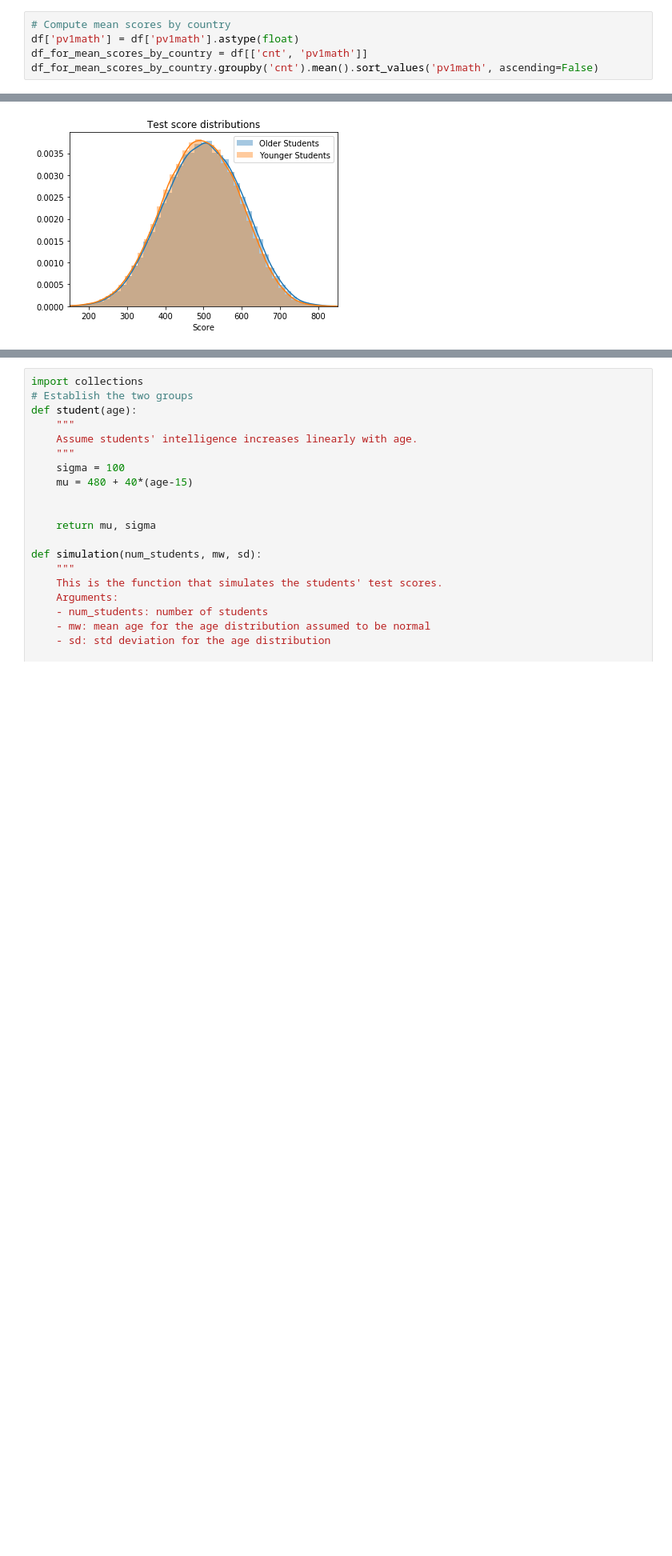
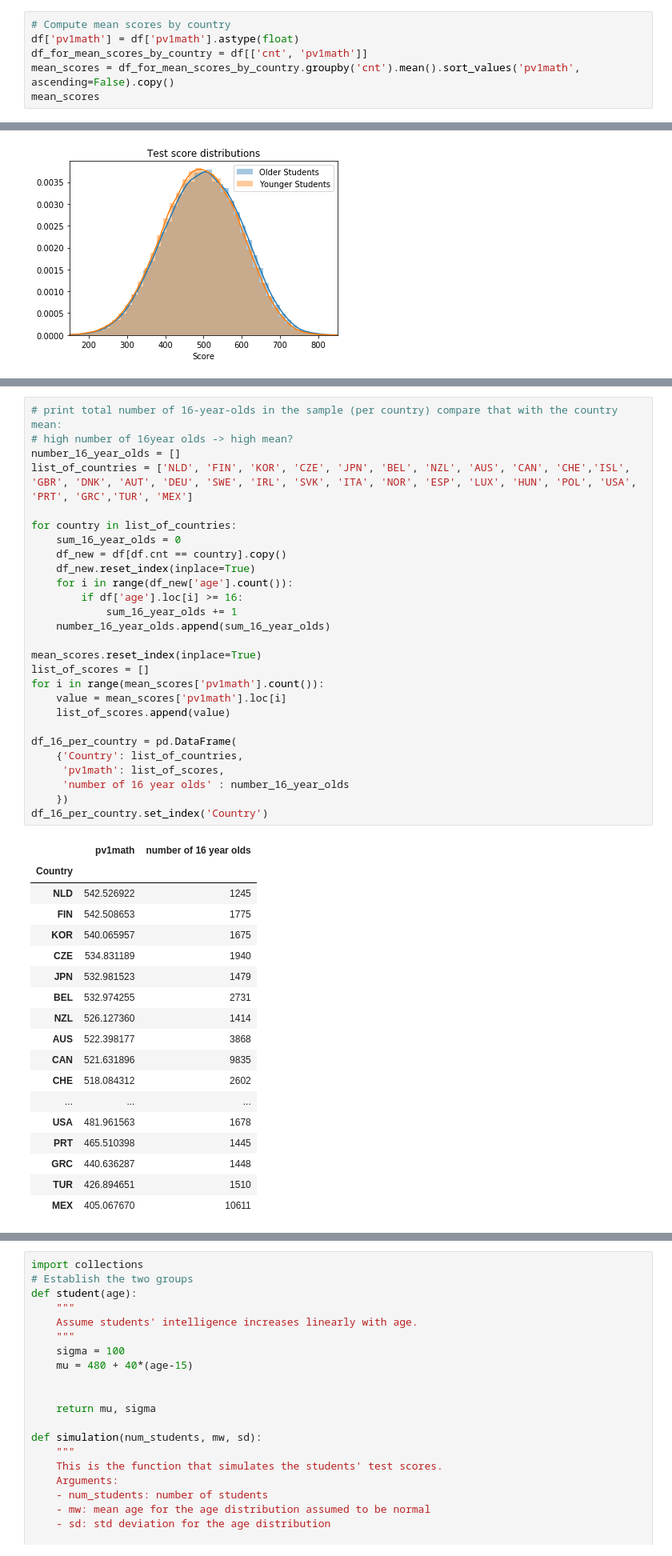
Before and after one commit to MVBrinker/student-project-ELJust, a Jupyter notebook: Woessmann_School_System.ipynb, the cells around one changed output, grey strips where cells are left out. Shown at 80% size. Cells and saved outputs as stored; diff of their text form; blank space fills up the shorter version.

```diff
--- a/Woessmann_School_System.ipynb
+++ b/Woessmann_School_System.ipynb
@@ -103,7 +103,8 @@ Following the author, the table below shows the mean test scores per country, so
 # Compute mean scores by country
 df['pv1math'] = df['pv1math'].astype(float)
 df_for_mean_scores_by_country = df[['cnt', 'pv1math']]
-df_for_mean_scores_by_country.groupby('cnt').mean().sort_values('pv1math', ascending=False)
+mean_scores = df_for_mean_scores_by_country.groupby('cnt').mean().sort_values('pv1math', ascending=False).copy()
+mean_scores
 # %% [output]
 |  | pv1math |
 | cnt |  |
@@ -553,0 +568,46 @@ df.groupby('youngsters')['pv1math'].describe()
+# %%
+# print total number of 16-year-olds in the sample (per country) compare that with the country mean:
+# high number of 16year olds -> high mean?
+number_16_year_olds = []
+list_of_countries = ['NLD', 'FIN', 'KOR', 'CZE', 'JPN', 'BEL', 'NZL', 'AUS', 'CAN', 'CHE','ISL', 'GBR', 'DNK', 'AUT', 'DEU', 'SWE', 'IRL', 'SVK', 'ITA', 'NOR', 'ESP', 'LUX', 'HUN', 'POL', 'USA', 'PRT', 'GRC','TUR', 'MEX']
+
+for country in list_of_countries:
+    sum_16_year_olds = 0
+    df_new = df[df.cnt == country].copy()
+    df_new.reset_index(inplace=True)
+    for i in range(df_new['age'].count()):
+        if df['age'].loc[i] >= 16:
+            sum_16_year_olds += 1
+    number_16_year_olds.append(sum_16_year_olds)
+
+mean_scores.reset_index(inplace=True)
+list_of_scores = []
+for i in range(mean_scores['pv1math'].count()):
+    value = mean_scores['pv1math'].loc[i]
+    list_of_scores.append(value)
+
+df_16_per_country = pd.DataFrame(
+    {'Country': list_of_countries,
+     'pv1math': list_of_scores,
+     'number of 16 year olds' : number_16_year_olds
+    })
+df_16_per_country.set_index('Country')
+# %% [output]
+|  | pv1math | number of 16 year olds |
+| Country |  |  |
+| NLD | 542.526922 | 1245 |
+| FIN | 542.508653 | 1775 |
+| KOR | 540.065957 | 1675 |
+| CZE | 534.831189 | 1940 |
+| JPN | 532.981523 | 1479 |
+| BEL | 532.974255 | 2731 |
+| NZL | 526.127360 | 1414 |
+| AUS | 522.398177 | 3868 |
+| CAN | 521.631896 | 9835 |
+| CHE | 518.084312 | 2602 |
+| ... | ... | ... |
+| USA | 481.961563 | 1678 |
+| PRT | 465.510398 | 1445 |
+| GRC | 440.636287 | 1448 |
+| TUR | 426.894651 | 1510 |
+| MEX | 405.067670 | 10611 |
```
Also changed, not shown: parts of 16 cells of this notebook.
